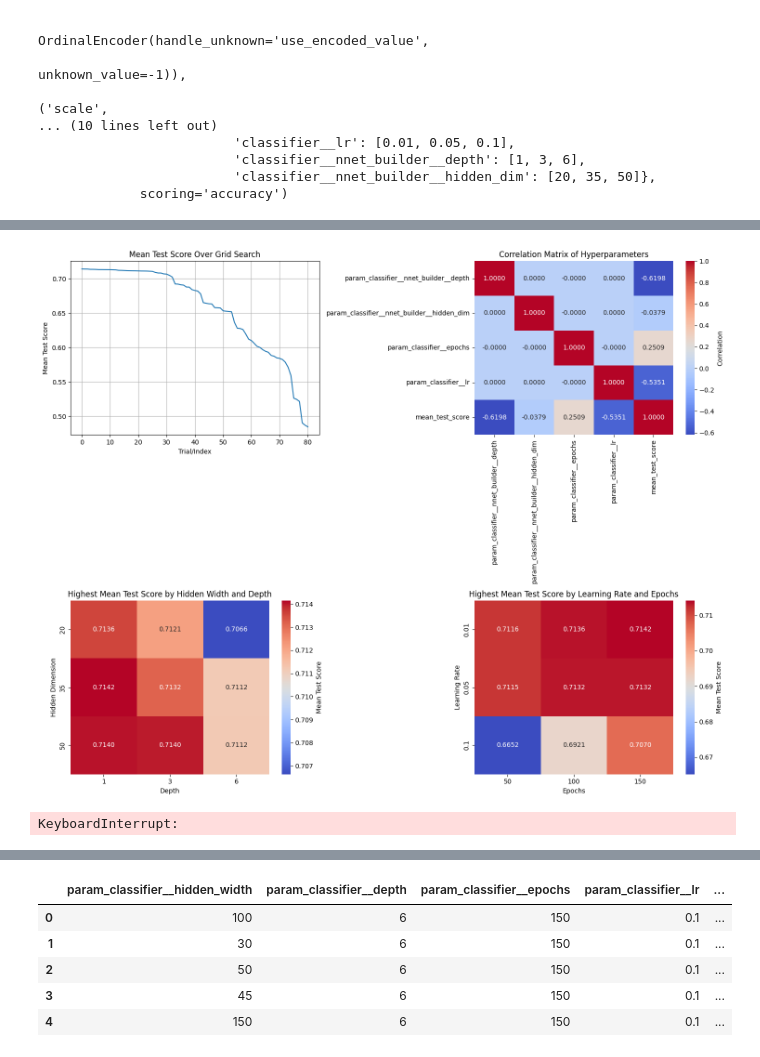
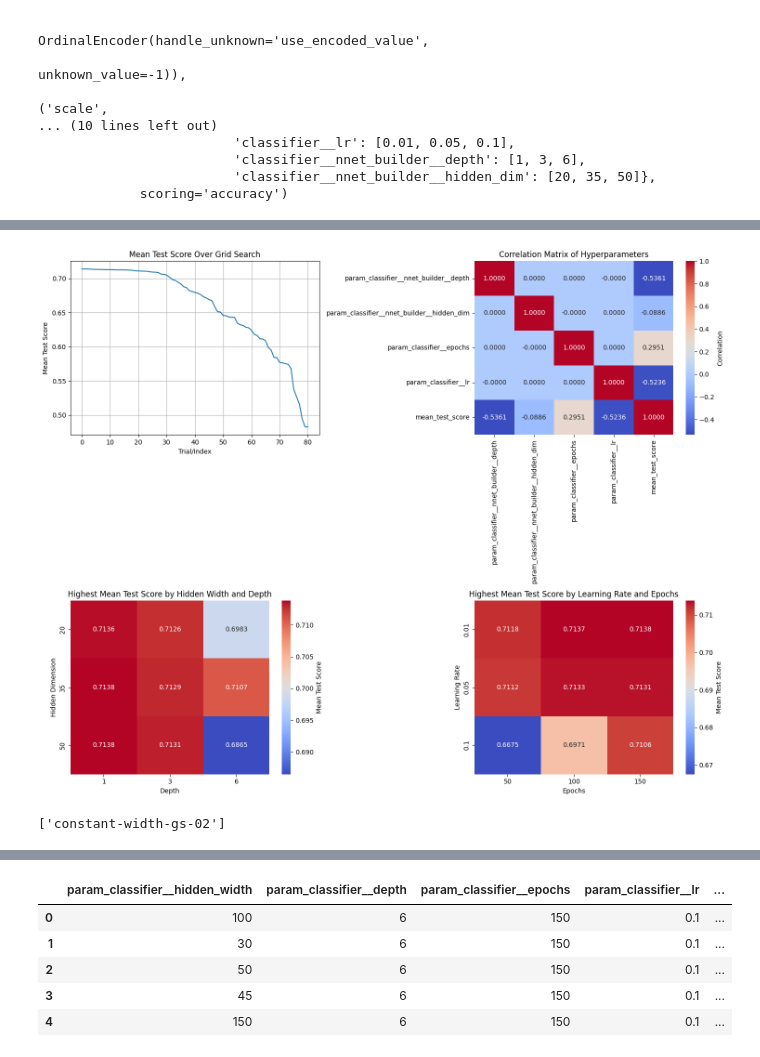
Before and after one commit to LeoCenturion/ceia-deep-learning, a Jupyter notebook: Untitled.ipynb, the cells around one changed output, grey strips where cells are left out. Saved outputs shown, nothing was run; the diff lists cells and outputs as text; code cells hidden in the pictures.

Commit message:
Ran embedding models

```diff
--- a/Untitled.ipynb
+++ b/Untitled.ipynb
@@ -181,7 +203,7 @@ plt.show()
 # %%
 columns = [
     'Gender', 'Age', 'Occupation', 'City_Category',
-    'Stay_In_Current_City_Years', 'Marital_Status'
+    'Stay_In_Current_City_Years', 'Marital_Status', 'Product_Category_1'
 ]
 # Set up grid layout
 num_cols = 3  # Number of columns in the grid
@@ -744,8 +799,13 @@ y_pred = pipeline.predict(X_train)
 
 
 # Evaluate model
-print("Accuracy:", accuracy_score(y_train, y_pred))
+accuracy = accuracy_score(y_train, y_pred)
+print("Accuracy:", accuracy)
 print("\nClassification Report:\n", classification_report(y_train, y_pred))
-del(pipeline)
-torch.cuda.empty_cache()
+
+params = pipeline.get_params(deep=True)['classifier'].get_params()
+log_run(params, accuracy, model=pipeline, model_name='constant-width-test')
+
+# del(pipeline)
+# torch.cuda.empty_cache()
 # %% [output]
@@ -771,6 +834,6 @@ param_grid =    {
     }
 
 
-grid_search = GridSearchCV(pipeline, param_grid, cv=5, scoring='accuracy', n_jobs=1)
+grid_search = GridSearchCV(pipeline, param_grid, cv=5, scoring='accuracy', n_jobs=2)
 # %%
 grid_search.fit(X_train, y_train.values)
@@ -792,14 +856,3 @@ GridSearchCV(cv=5,
                          'classifier__nnet_builder__depth': [1, 3, 6],
                          'classifier__nnet_builder__hidden_dim': [20, 35, 50]},
              scoring='accuracy')
-# %%
-params = [
-    'param_classifier__nnet_builder__depth',
-    'param_classifier__nnet_builder__hidden_dim',
-    'param_classifier__epochs',
-    'param_classifier__lr',
-    'mean_test_score'
-]
-df = pd.DataFrame(grid_search.cv_results_).sort_values('mean_test_score', ascending=False).reset_index()
-df.to_pickle('./gs-01.pkl')
-df[params]
@@ -820,5 +862,5 @@ df[params]
 # %%
-def plot_gs(grid_search, params):
+def plot_gs(grid_search):
     params = [
         'param_classifier__nnet_builder__depth',
         'param_classifier__nnet_builder__hidden_dim',
@@ -827,8 +869,6 @@ def plot_gs(grid_search, params):
         'mean_test_score'
     ]
     df = pd.DataFrame(grid_search.cv_results_).sort_values('mean_test_score', ascending=False).reset_index()
-    #df.to_pickle('./gs-01.pkl')
-    df[params]
     fig, axes = plt.subplots(nrows=2, ncols=2, figsize=(15, 12))
     axes = axes.flatten() # Flatten the 2x2 array of axes for easy indexing
 
@@ -856,34 +896,35 @@ def plot_gs(grid_search, params):
     sns.heatmap(
         piv_width_depth,
         annot=True,
         fmt=".4f",
         cmap='coolwarm',
         ax=axes[2],
         cbar_kws={'label': 'Mean Test Score'}
     ).set_title('Highest Mean Test Score by Hidden Width and Depth')
     axes[2].set_xlabel("Depth")
     axes[2].set_ylabel("Hidden Dimension")
 
     # Plot 4: Heatmap of Highest Score by Learning Rate and Epochs
     highest_score_by_lr_epoch = df[["param_classifier__lr", "param_classifier__epochs", "mean_test_score"]].sort_values("mean_test_score", ascending=False).drop_duplicates(["param_classifier__lr", "param_classifier__epochs"])
     piv_lr_epoch = highest_score_by_lr_epoch.pivot(index="param_classifier__lr", columns="param_classifier__epochs", values="mean_test_score")
     sns.heatmap(
         piv_lr_epoch,
         annot=True,
         fmt=".4f",
         cmap='coolwarm',
         ax=axes[3],
         cbar_kws={'label': 'Mean Test Score'}
     ).set_title('Highest Mean Test Score by Learning Rate and Epochs')
     axes[3].set_xlabel("Epochs")
     axes[3].set_ylabel("Learning Rate")
 
     plt.tight_layout() # Adjust layout to prevent overlapping titles/labels
     plt.show()
 
+grid_search = joblib.load('constant-width-gs-01')
 plot_gs(grid_search)
 # %% [output]
-[figure, old version]
+[figure, new version]
 # %%
 param_grid = [
     {
@@ -901,7 +942,8 @@ param_grid = [
 ]
 
 grid_search = GridSearchCV(pipeline, param_grid, cv=5, scoring='accuracy', n_jobs=1)
-grid_search.fit(X_train, y_train.values)
+# grid_search.fit(X_train, y_train.values)
+# joblib.dump(grid_search, 'constant-width-gs-02')
 # %% [output]
-KeyboardInterrupt:
+['constant-width-gs-02']
 # %%
```
Also changed, not shown: parts of 45 cells of this notebook, 13 other files.
